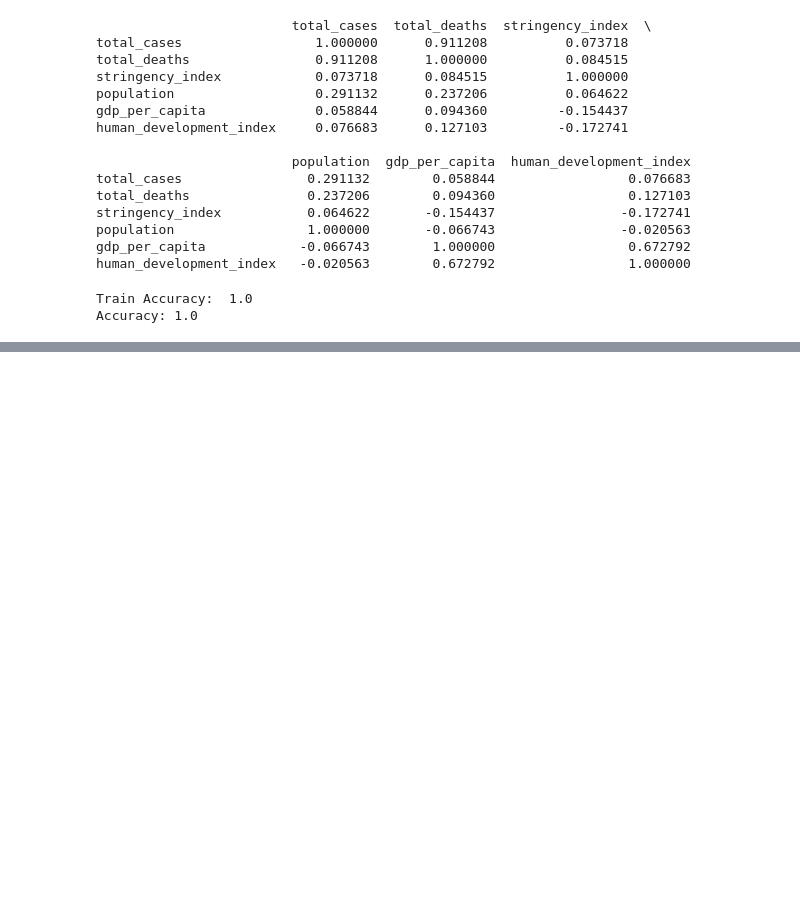
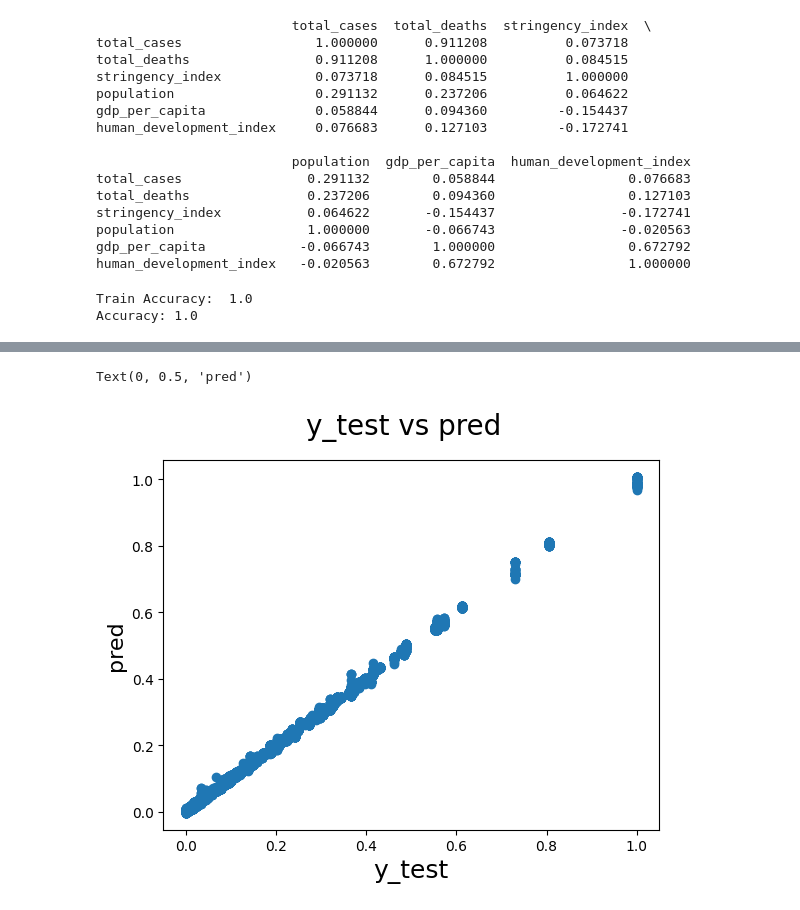
Before and after one commit to jashwanth08/SpringCapstone2023, a Jupyter notebook: Code/covid data analysis.ipynb, the cells around one changed output, grey strips where cells are left out. Drawn from its saved outputs; the diff is of its cells as text; code cells hidden in the pictures; blank space fills up the shorter version.

```diff
--- a/Code/covid data analysis.ipynb
+++ b/Code/covid data analysis.ipynb
@@ -596,0 +710,10 @@ plt.show()
+# %%
+# Plotting y_test and y_pred to understand the spread.
+fig = plt.figure()
+plt.scatter(test[target], y_pred)
+fig.suptitle('y_test vs pred', fontsize=20)              # Plot heading
+plt.xlabel('y_test', fontsize=18)                          # X-label
+plt.ylabel('pred', fontsize=16)
+# %% [output]
+Text(0, 0.5, 'pred')
+[figure, added]
```
Also changed, not shown: parts of 11 cells of this notebook.
